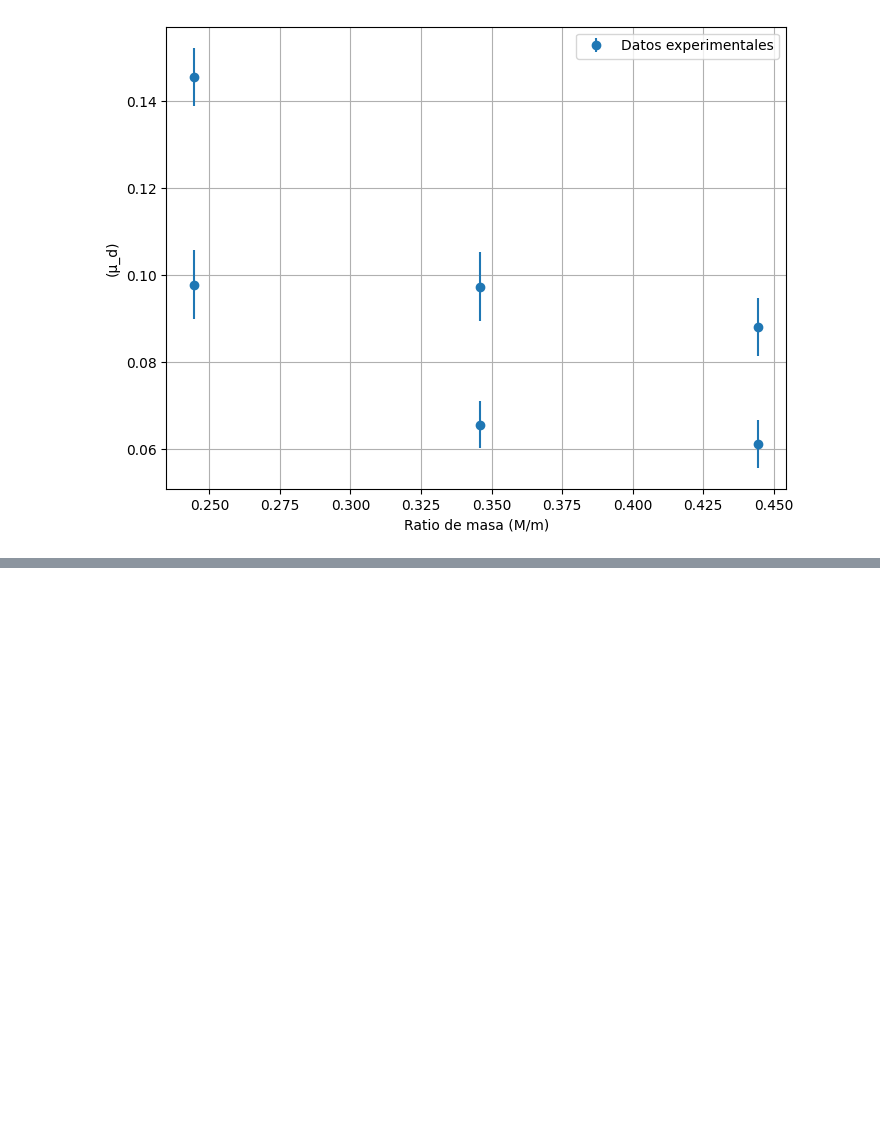
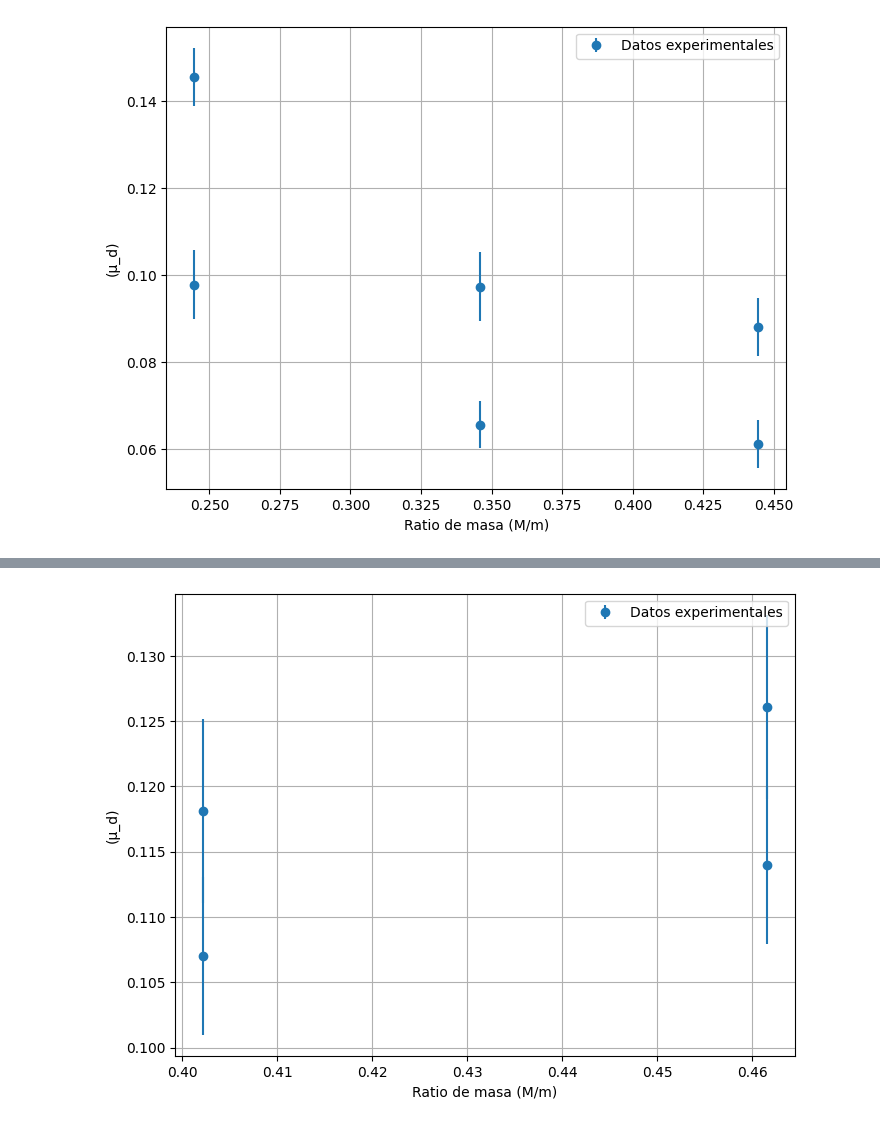
Before and after one commit to FacuVCanale/TP1-FISICA, a Jupyter notebook: mu_d_aproximation.ipynb, the cells around one changed output, grey strips where cells are left out. Cells and saved outputs as stored; diff of their text form; code cells hidden in the pictures; blank space fills up the shorter version.

```diff
--- a/mu_d_aproximation.ipynb
+++ b/mu_d_aproximation.ipynb
@@ -247,0 +314,18 @@ plt.show()
+# %%
+import matplotlib.pyplot as plt
+
+sorted_indices = np.argsort(M_m_ratios)
+M_m_ratios_sorted = np.array(M_m_ratios)[sorted_indices]
+mu_d_sorted = np.array(mu_d)[sorted_indices]
+error_mu_d = np.array(error_mu_d)[sorted_indices]
+
+# Plotting the results
+plt.figure(figsize=(8, 6))
+plt.errorbar(M_m_ratios_sorted, mu_d_sorted, yerr=error_mu_d, fmt='o', label='Datos experimentales')
+plt.xlabel('Ratio de masa (M/m)')
+plt.ylabel('(μ_d)')
+plt.grid(True)
+plt.legend()
+plt.show()
+# %% [output]
+[figure, added]
```
Also changed, not shown: parts of 6 cells of this notebook, 2 other files.
